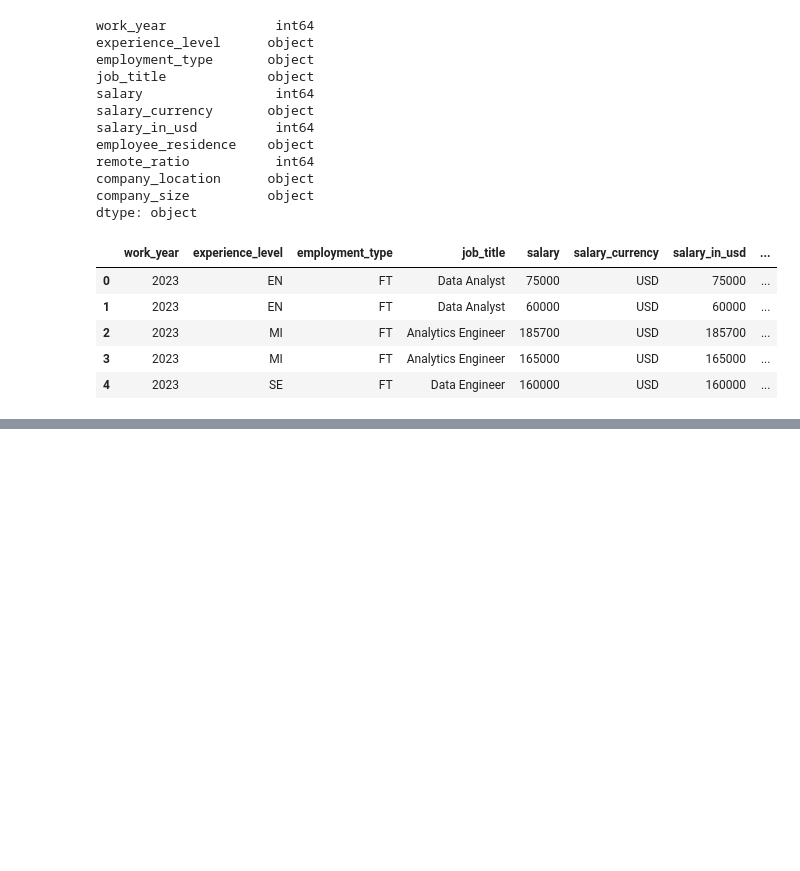
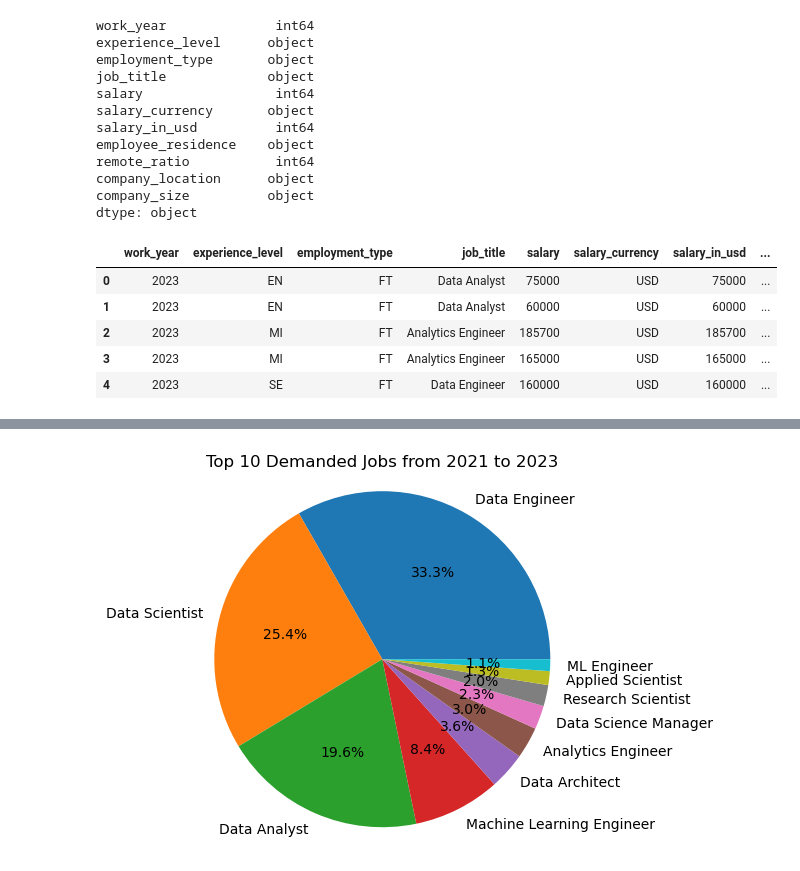
Before and after one commit to ed2131/Project_1, a Jupyter notebook: Project 1.ipynb, the cells around one changed output, grey strips where cells are left out. Drawn from its saved outputs; the diff is of its cells as text; code cells hidden in the pictures; blank space fills up the shorter version.

```diff
--- a/Project 1.ipynb
+++ b/Project 1.ipynb
@@ -61,0 +70,7 @@ us_df.head()
+# %%
+# job demand in percentage
+job = us_df["job_title"].value_counts()
+job_df= pd.DataFrame(job)
+sum_job=job_df.sum()
+job_df["demand_percent"]=round(job_df["job_title"]/(sum_job[0])*100, 2)
+job_df
@@ -61,0 +110,10 @@ us_df.head()
+# %%
+# job salary for all
+salary=us_df.groupby("job_title")["salary_in_usd"].mean()
+salary_df=pd.DataFrame(salary)
+salary_df["salary_in_usd"]=salary_df["salary_in_usd"].map("${:,.2f}".format)
+job_df["job"]=job.index
+job_df.sort_values("job",ascending=False)
+salary_df["demand_percent (%)"]=job_df["demand_percent"]
+salary_demand=salary_df.sort_values("demand_percent (%)",ascending=False)
+salary_demand
@@ -61,0 +135,11 @@ us_df.head()
+# %%
+# demand (Top 10) via pie chart
+top_job=np.arange(0,10,1)
+top_job_df=job_df.iloc[top_job]
+label=top_job_df.index
+plt.pie(top_job_df["job_title"], labels=label,autopct="%1.1f%%")
+plt.title("Top 10 Demanded Jobs from 2021 to 2023")
+plt.axis("equal")
+plt.show()
+# %% [output]
+[figure, added]
```
Also changed, not shown: parts of 20 cells of this notebook, 2 other files.
